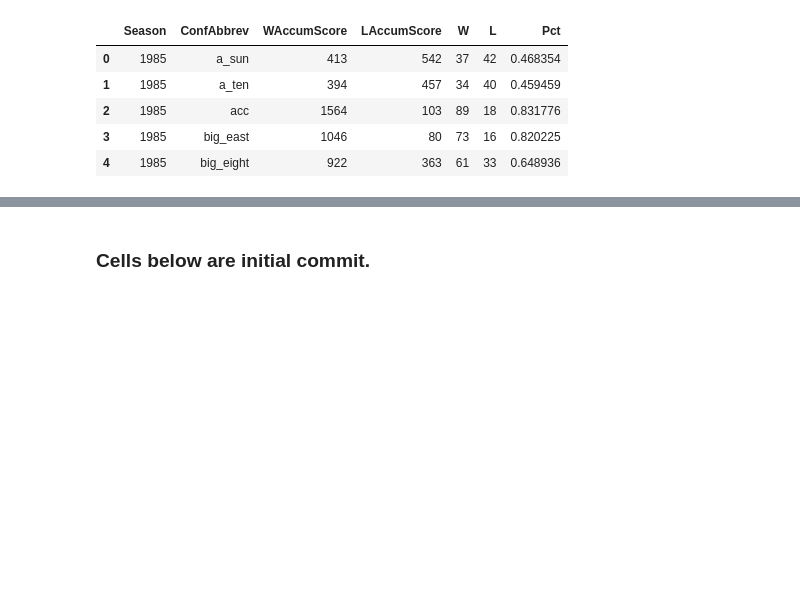
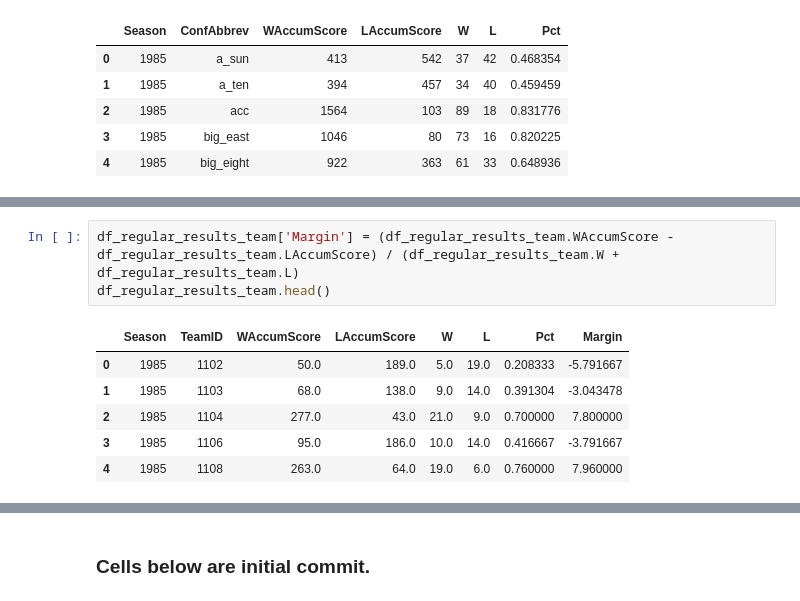
Before and after one commit to yuanjunyi/ncaa, a Jupyter notebook: ncaa.ipynb, the cells around one changed output, grey strips where cells are left out. Drawn from its saved outputs; the diff is of its cells as text; blank space fills up the shorter version.

Commit message:
Combined team and conference's winning percentage and margin to features

```diff
--- a/ncaa.ipynb
+++ b/ncaa.ipynb
@@ -308,0 +324,10 @@ df_regular_results_conference.head()
+# %%
+df_regular_results_team['Margin'] = (df_regular_results_team.WAccumScore - df_regular_results_team.LAccumScore) / (df_regular_results_team.W + df_regular_results_team.L)
+df_regular_results_team.head()
+# %% [output]
+|  | Season | TeamID | WAccumScore | LAccumScore | W | L | Pct | Margin |
+| 0 | 1985 | 1102 | 50.0 | 189.0 | 5.0 | 19.0 | 0.208333 | -5.791667 |
+| 1 | 1985 | 1103 | 68.0 | 138.0 | 9.0 | 14.0 | 0.391304 | -3.043478 |
+| 2 | 1985 | 1104 | 277.0 | 43.0 | 21.0 | 9.0 | 0.700000 | 7.800000 |
+| 3 | 1985 | 1106 | 95.0 | 186.0 | 10.0 | 14.0 | 0.416667 | -3.791667 |
+| 4 | 1985 | 1108 | 263.0 | 64.0 | 19.0 | 6.0 | 0.760000 | 7.960000 |
```
Also changed, not shown: parts of 17 cells of this notebook.
